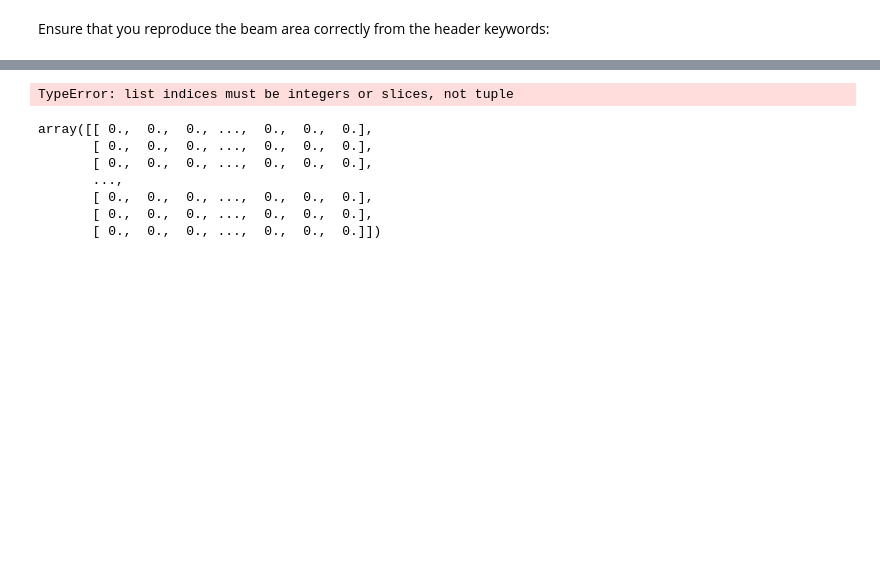
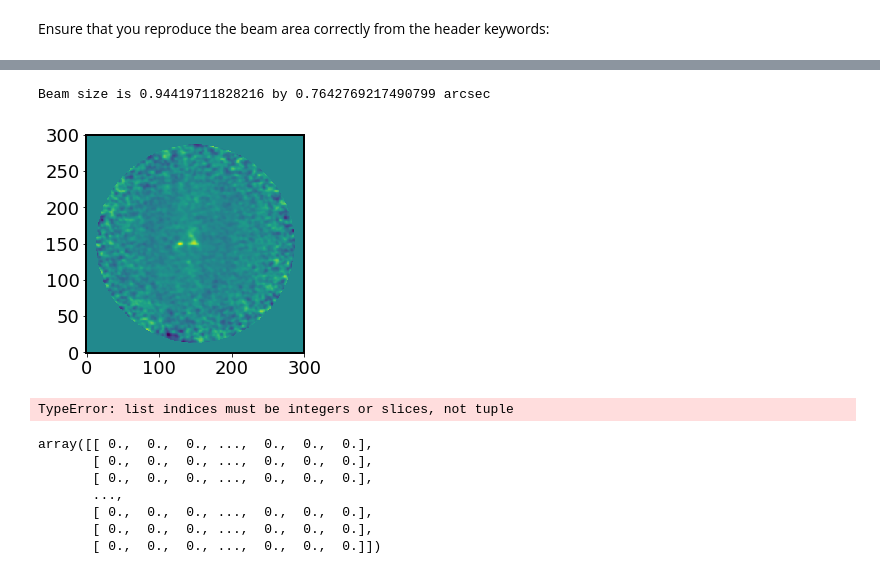
Before and after one commit to granttremblay/A2597_ALMA_GasMass, a Jupyter notebook: A2597_ALMA_GasMass.ipynb, the cells around one changed output, grey strips where cells are left out. Saved outputs shown, nothing was run; the diff lists cells and outputs as text; code cells hidden in the pictures; blank space fills up the shorter version.

```diff
--- a/A2597_ALMA_GasMass.ipynb
+++ b/A2597_ALMA_GasMass.ipynb
@@ -88,3 +120,9 @@ Channel width is 9.999999999943 km/s
+# %%
+cube_40kms = 'data/a2597_CO21_pbcorr_natural_40kms.fits'
+data_40kms, properties_40kms = readcube(cube_40kms, rms_40kms)
+# %% [output]
+Beam size is 0.94419711828216 by 0.7642769217490799 arcsec
+[figure, added]
 # %%
 npix = np.array([shape[2], shape[3]])
 fwhm = np.array([bmaj,bmin]) / cdelt1_10kms # Converts beam FWHM to pixels
```
Also changed, not shown: parts of 5 cells of this notebook, 5 other files.
